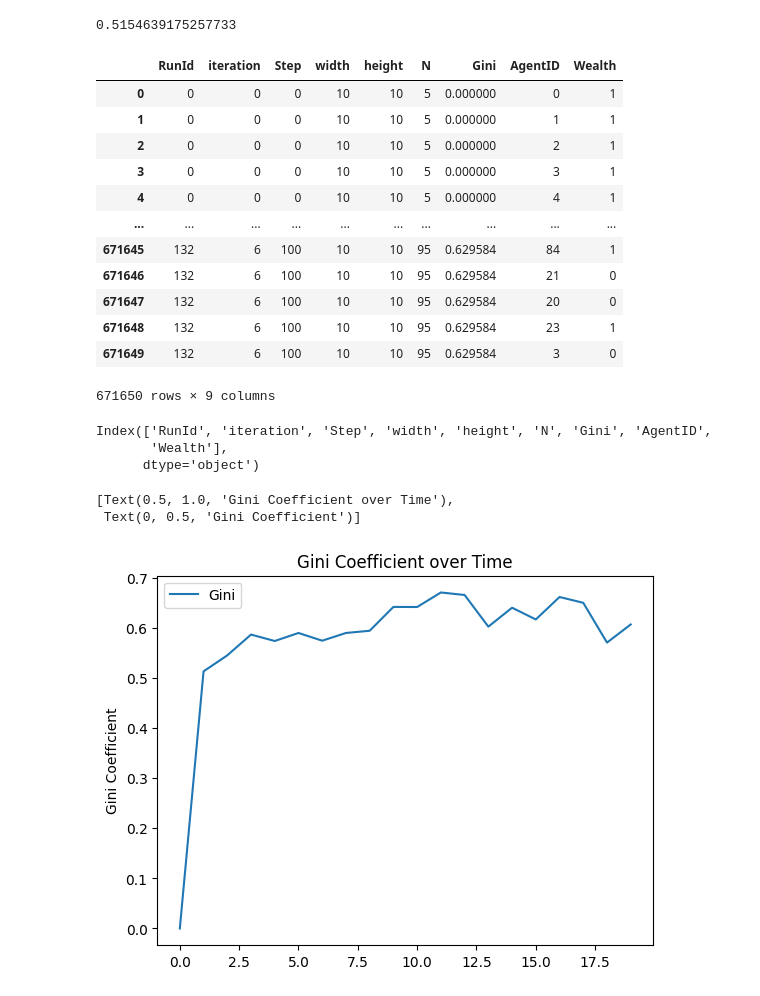
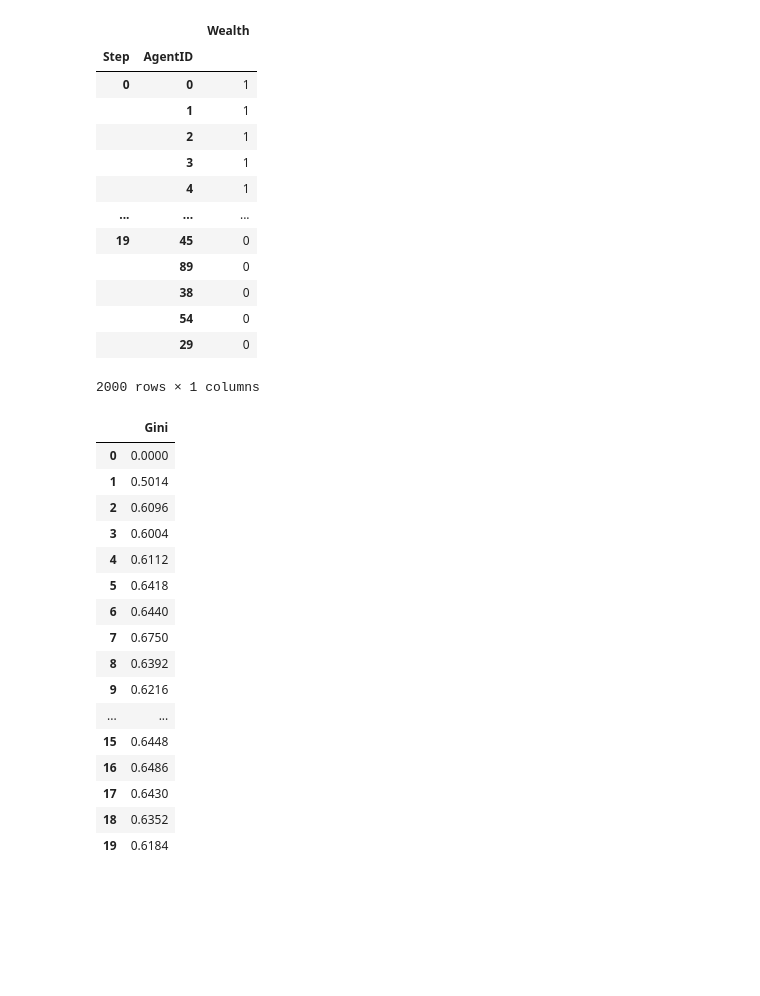
Before and after one commit to MUIARFID/sim-mesa, a Jupyter notebook: notebooks/boltzman.ipynb, the cells around one changed output. Saved outputs shown, nothing was run; the diff lists cells and outputs as text; code cells hidden in the pictures; blank space fills up the shorter version.

```diff
--- a/notebooks/boltzman.ipynb
+++ b/notebooks/boltzman.ipynb
@@ -8,45 +8,46 @@ import numpy as np
 import pandas as pd
 
 from boltzman import MoneyAgent, MoneyModel
-# %%
-1/1.1
-# %% [output]
-0.5154639175257733
-# %%
-results_df = pd.DataFrame(results)
-results_df.RunId.unique()
-display(results_df)
-# %% [output]
-|  | RunId | iteration | Step | width | height | N | Gini | AgentID | Wealth |
-| 0 | 0 | 0 | 0 | 10 | 10 | 5 | 0.000000 | 0 | 1 |
-| 1 | 0 | 0 | 0 | 10 | 10 | 5 | 0.000000 | 1 | 1 |
-| 2 | 0 | 0 | 0 | 10 | 10 | 5 | 0.000000 | 2 | 1 |
-| 3 | 0 | 0 | 0 | 10 | 10 | 5 | 0.000000 | 3 | 1 |
-| 4 | 0 | 0 | 0 | 10 | 10 | 5 | 0.000000 | 4 | 1 |
-| ... | ... | ... | ... | ... | ... | ... | ... | ... | ... |
-| 671645 | 132 | 6 | 100 | 10 | 10 | 95 | 0.629584 | 84 | 1 |
-| 671646 | 132 | 6 | 100 | 10 | 10 | 95 | 0.629584 | 21 | 0 |
-| 671647 | 132 | 6 | 100 | 10 | 10 | 95 | 0.629584 | 20 | 0 |
-| 671648 | 132 | 6 | 100 | 10 | 10 | 95 | 0.629584 | 23 | 1 |
-| 671649 | 132 | 6 | 100 | 10 | 10 | 95 | 0.629584 | 3 | 0 |
-671650 rows × 9 columns
-# %%
-results_df = pd.DataFrame(results)
-print(results_df.keys())
-# %% [output]
-Index(['RunId', 'iteration', 'Step', 'width', 'height', 'N', 'Gini', 'AgentID',
-       'Wealth'],
-      dtype='object')
 # %%
 model = MoneyModel(100, 10, 10)
 for i in range(20):
     model.step()
 
+
+agent_wealth = model.datacollector.get_agent_vars_dataframe()
 gini = model.datacollector.get_model_vars_dataframe()
-# Plot the Gini coefficient over time
-g = sns.lineplot(data=gini)
-g.set(title="Gini Coefficient over Time", ylabel="Gini Coefficient")
+
+display(agent_wealth)
+display(gini)
 # %% [output]
+|  |  | Wealth |
+| Step | AgentID |  |
+| 0 | 0 | 1 |
+|  | 1 | 1 |
+|  | 2 | 1 |
+|  | 3 | 1 |
+|  | 4 | 1 |
+| ... | ... | ... |
+| 19 | 45 | 0 |
+|  | 89 | 0 |
+|  | 38 | 0 |
+|  | 54 | 0 |
+|  | 29 | 0 |
-[Text(0.5, 1.0, 'Gini Coefficient over Time'),
- Text(0, 0.5, 'Gini Coefficient')]
+2000 rows × 1 columns
-[figure, removed]
+|  | Gini |
+| 0 | 0.0000 |
+| 1 | 0.5014 |
+| 2 | 0.6096 |
+| 3 | 0.6004 |
+| 4 | 0.6112 |
+| 5 | 0.6418 |
+| 6 | 0.6440 |
+| 7 | 0.6750 |
+| 8 | 0.6392 |
+| 9 | 0.6216 |
+| ... | ... |
+| 15 | 0.6448 |
+| 16 | 0.6486 |
+| 17 | 0.6430 |
+| 18 | 0.6352 |
+| 19 | 0.6184 |
```
Also changed, not shown: parts of 7 cells of this notebook, 4 other files.
